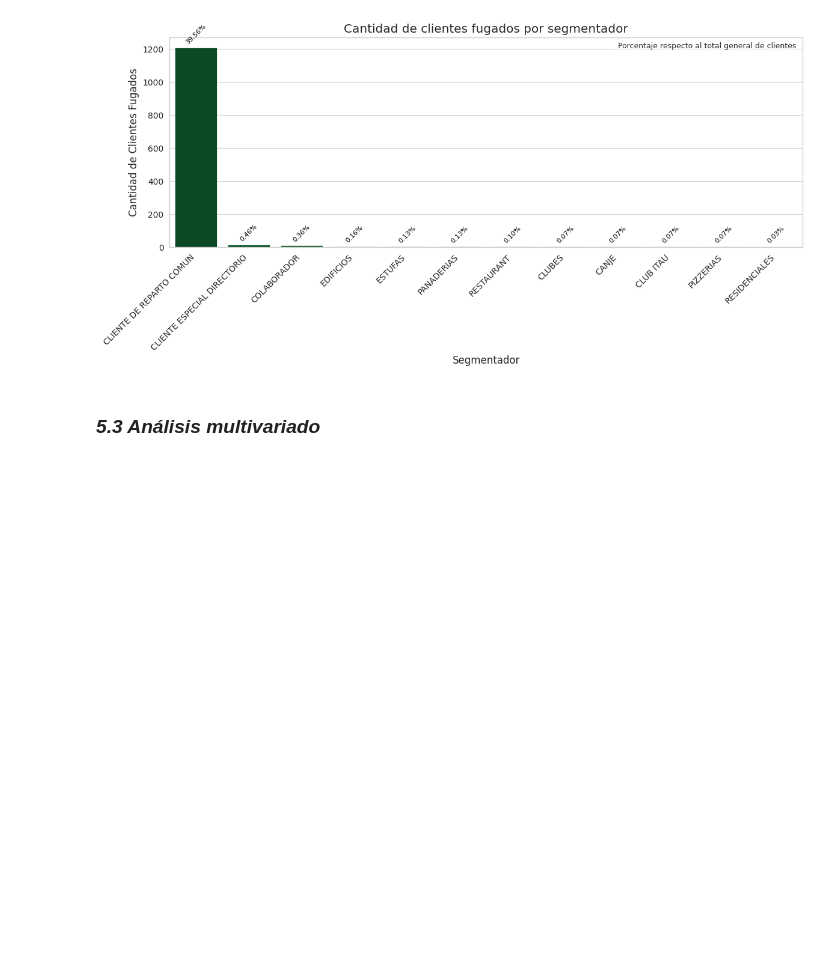
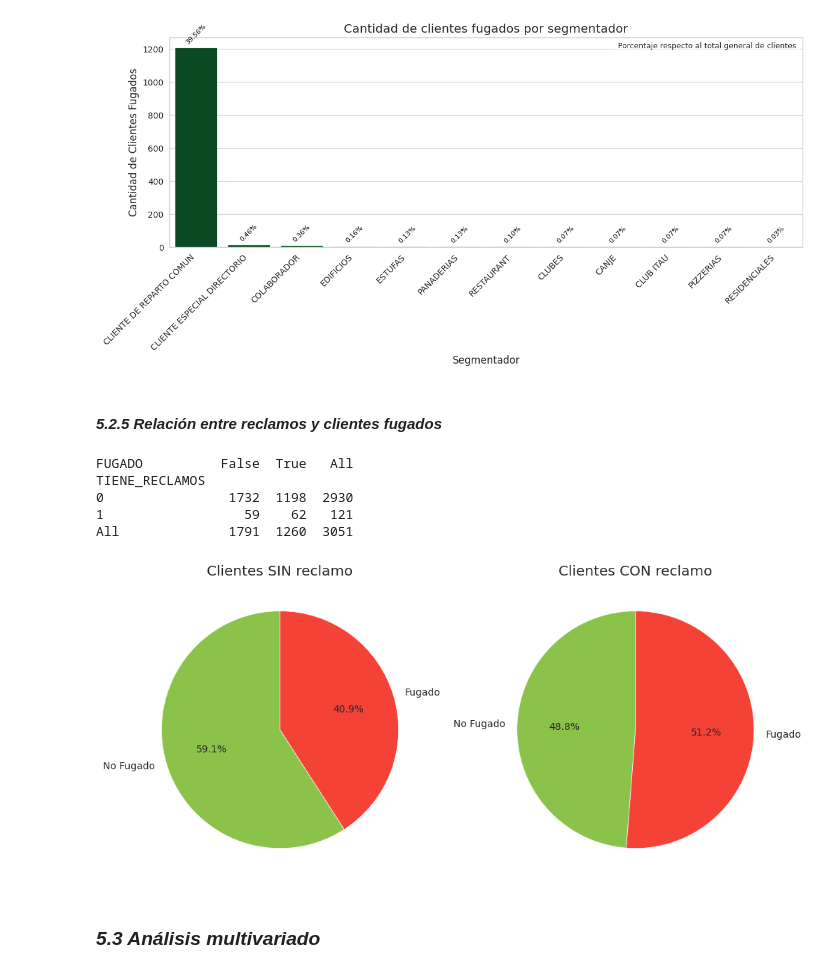
Before and after one commit to lomerrod/proyectofinalDS2, a Jupyter notebook: ProyectoParteIII+RodriguezLorena.ipynb, the cells around one changed output. Cells and saved outputs as stored; diff of their text form; code cells hidden in the pictures; blank space fills up the shorter version.

```diff
--- a/ProyectoParteIII+RodriguezLorena.ipynb
+++ b/ProyectoParteIII+RodriguezLorena.ipynb
@@ -1519,6 +1519,46 @@ Passing `palette` without assigning `hue` is deprecated and will be removed in v
 
   ax = sns.barplot(x=fugados_segmentador_counts.index, y=fugados_segmentador_counts.values, palette=paleta_invertida)
 [figure]
+# %% [markdown]
+#### *5.2.5 Relación entre reclamos y clientes fugados*
+# %%
+# Tabla de contingencia
+tabla_contingencia = pd.crosstab(df_variables_final['TIENE_RECLAMOS'], df_variables_final['FUGADO'], margins=True)
+print(tabla_contingencia)
+
+# Agrupar por reclamo y contar fugados y no fugados
+datos_pie = df_variables_final.groupby('TIENE_RECLAMOS')['FUGADO'].value_counts(normalize=True).unstack() * 100
+
+fig, axes = plt.subplots(1, 2, figsize=(12,6))
+
+# Pie chart para clientes SIN reclamo (TIENE RECLAMO = 0)
+axes[0].pie(
+    datos_pie.loc[0].fillna(0),
+    labels=['No Fugado', 'Fugado'],
+    autopct='%1.1f%%',
+    colors=['#8bc34a', '#f44336'],
+    startangle=90
+)
+axes[0].set_title('Clientes SIN reclamo')
+
+# Pie chart para clientes CON reclamo (TIENE RECLAMO = 1)
+axes[1].pie(
+    datos_pie.loc[1].fillna(0),
+    labels=['No Fugado', 'Fugado'],
+    autopct='%1.1f%%',
+    colors=['#8bc34a', '#f44336'],
+    startangle=90
+)
+axes[1].set_title('Clientes CON reclamo')
+
+plt.show()
+# %% [output]
+FUGADO          False  True   All
+TIENE_RECLAMOS
+0                1732  1198  2930
+1                  59    62   121
+All              1791  1260  3051
+[figure, added]
 # %% [markdown]
 ### *5.3 Análisis multivariado*
 # %% [markdown]
```
Also changed, not shown: parts of 7 cells of this notebook.
